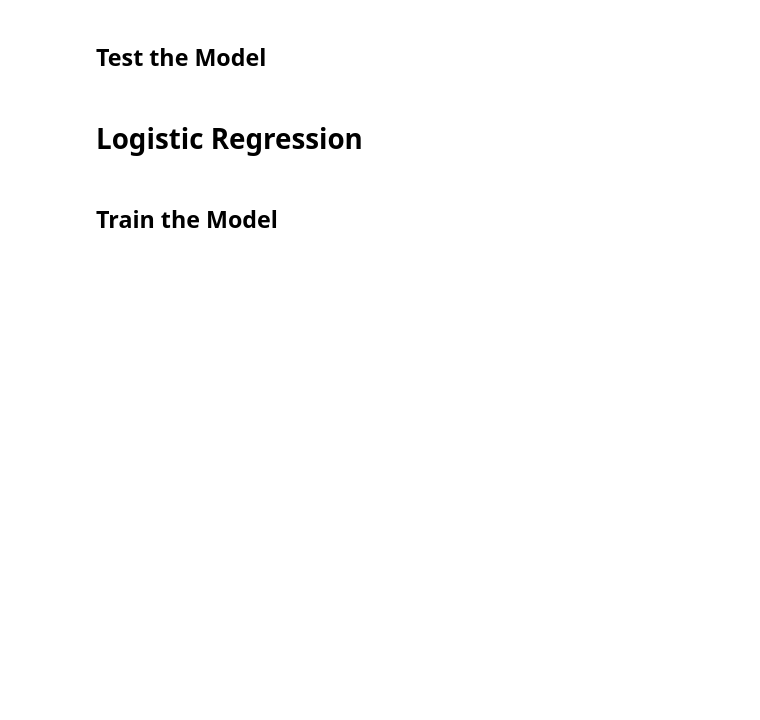
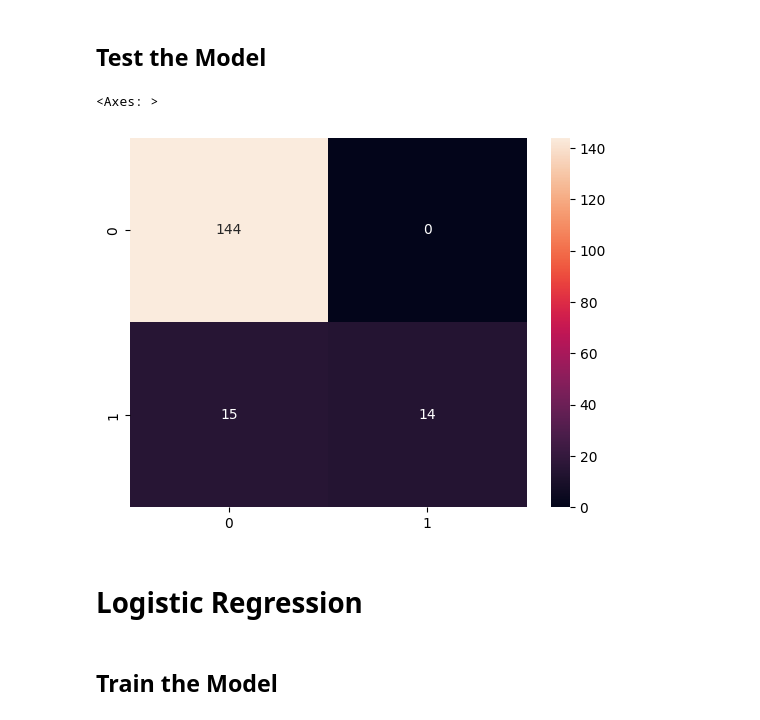
Before and after one commit to balbal1/Machine-Learning-Models, a Jupyter notebook: Machine_Learning_Project.ipynb, the cells around one changed output. Saved outputs shown, nothing was run; the diff lists cells and outputs as text; code cells hidden in the pictures; blank space fills up the shorter version.

Commit message:
test knn and add gitignore

```diff
--- a/Machine_Learning_Project.ipynb
+++ b/Machine_Learning_Project.ipynb
@@ -84,13 +90,18 @@ conf_matrix = confusion_matrix(y_validate, y_pred_validate)
 # %%
 y_pred_test = best_knn.predict(X_test)
 y_prob_test = best_knn.predict_proba(X_test)[:, 1]
 
 # Compute test metrics
 precision_test = precision_score(y_test, y_pred_test)
 recall_test = recall_score(y_test, y_pred_test)
 f1_test = f1_score(y_test, y_pred_test)
 roc_auc_test = roc_auc_score(y_test, y_prob_test)
 conf_matrix_test = confusion_matrix(y_test, y_pred_test)
+
+sns.heatmap(conf_matrix_test, annot=True, fmt='.0f')
+# %% [output]
+<Axes: >
+[figure, added]
 # %% [markdown]
 # Logistic Regression
 # %% [markdown]
```
Also changed, not shown: parts of 4 cells of this notebook, 1 other file.
